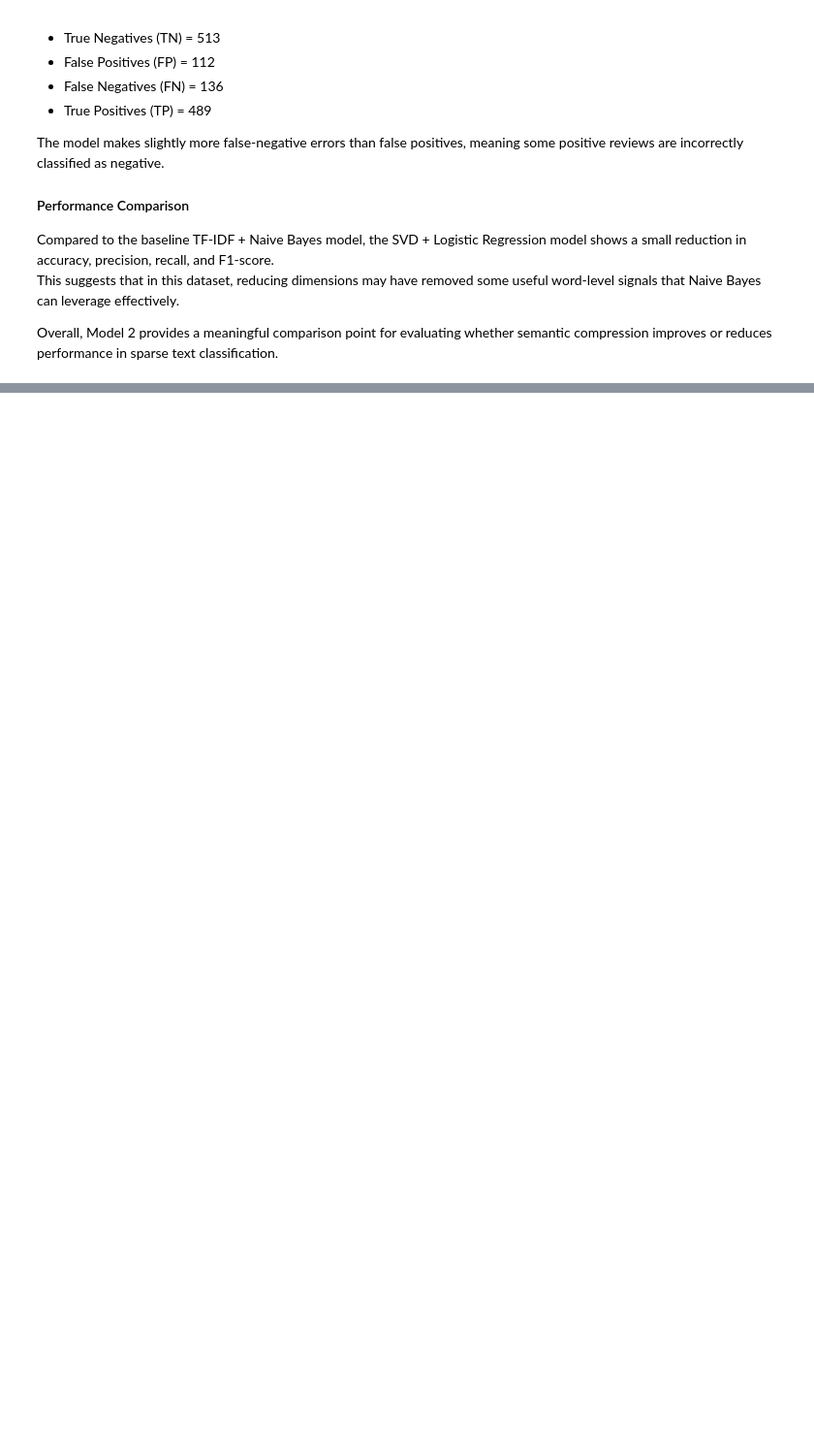
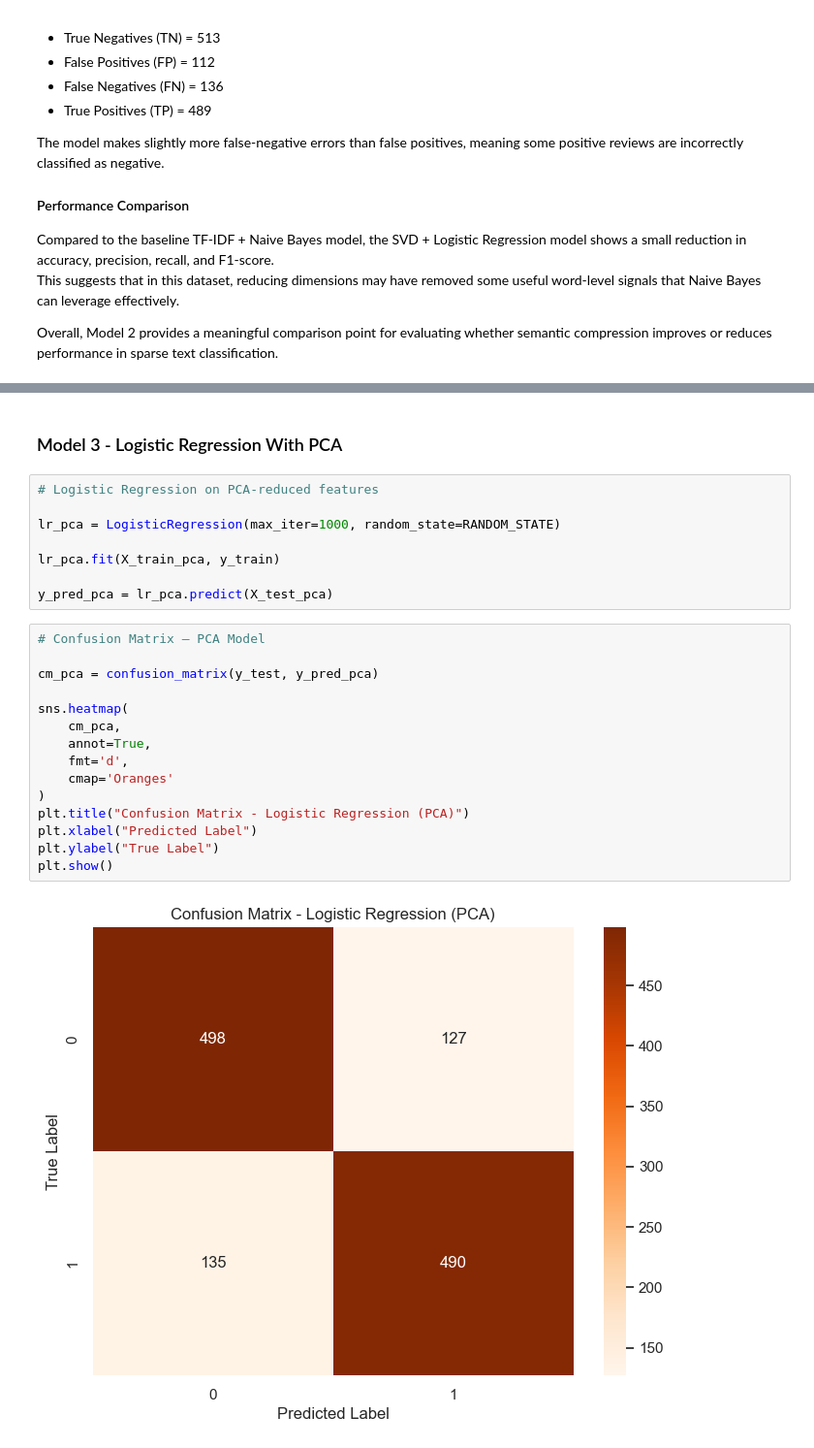
Before and after one commit to Sabrina1911/Group-Project---Natural-Language-Processing_AmazonPolarity, a Jupyter notebook: notebooks/Classification_amazonpolarity.ipynb, the cells around one changed output, grey strips where cells are left out. Shown at 97% size. Saved outputs shown, nothing was run; the diff lists cells and outputs as text; blank space fills up the shorter version.

```diff
--- a/notebooks/Classification_amazonpolarity.ipynb
+++ b/notebooks/Classification_amazonpolarity.ipynb
@@ -763,0 +834,27 @@ Overall, Model 2 provides a meaningful comparison point for evaluating whether s
+# %% [markdown]
+### Model 3 - Logistic Regression With PCA
+# %%
+# Logistic Regression on PCA-reduced features
+
+lr_pca = LogisticRegression(max_iter=1000, random_state=RANDOM_STATE)
+
+lr_pca.fit(X_train_pca, y_train)
+
+y_pred_pca = lr_pca.predict(X_test_pca)
+# %%
+# Confusion Matrix — PCA Model
+
+cm_pca = confusion_matrix(y_test, y_pred_pca)
+
+sns.heatmap(
+    cm_pca,
+    annot=True,
+    fmt='d',
+    cmap='Oranges'
+)
+plt.title("Confusion Matrix - Logistic Regression (PCA)")
+plt.xlabel("Predicted Label")
+plt.ylabel("True Label")
+plt.show()
+# %% [output]
+[figure, added]
```
Also changed, not shown: parts of 5 cells of this notebook.
